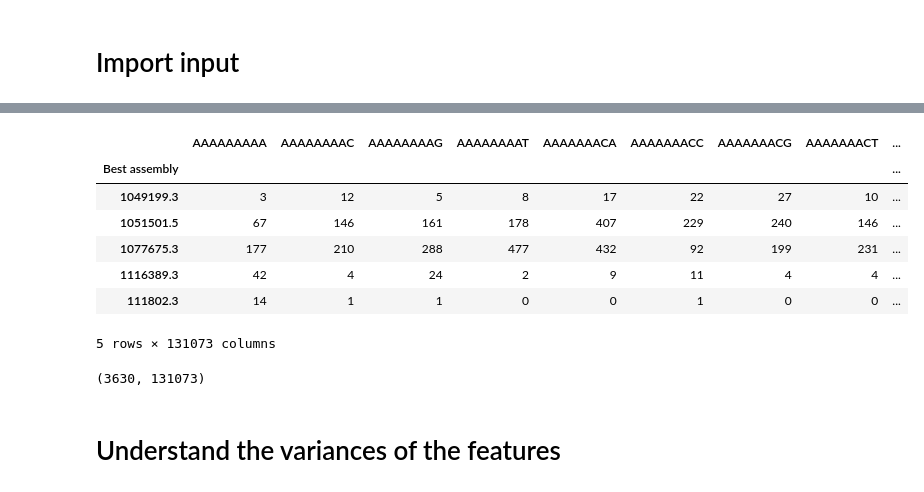
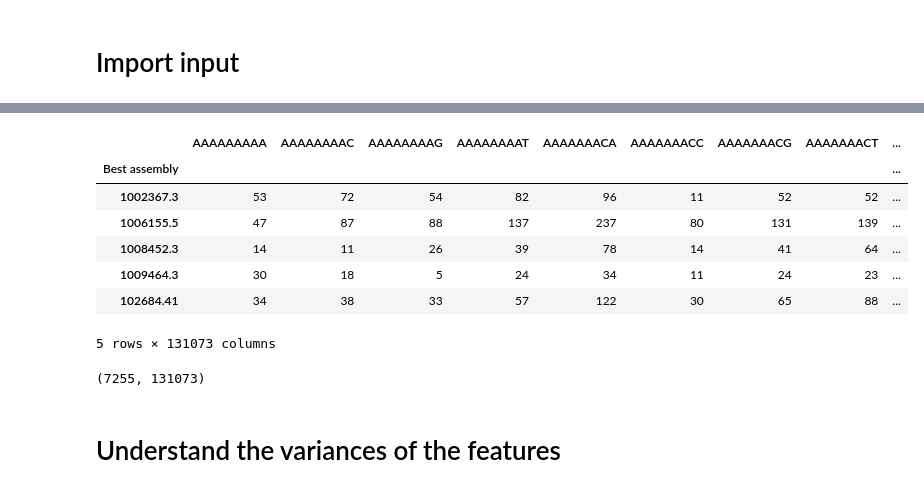
Before and after one commit to ProfHeydeFranca/BacterialData, a Jupyter notebook: run_features/scripts/remove_zero-variance.ipynb, the cells around one changed output, grey strips where cells are left out. Drawn from its saved outputs; the diff is of its cells as text; code cells hidden in the pictures.

```diff
--- a/run_features/scripts/remove_zero-variance.ipynb
+++ b/run_features/scripts/remove_zero-variance.ipynb
@@ -26,23 +26,23 @@ import datetime
 print("Started script! Loading input file...", datetime.datetime.now())
 
 #feature = 'kmer9Classification'
-feature = 'kmer9Regression'
+#feature = 'kmer9Regression'
 #feature = 'gene-familiesClassification'
 #feature = 'gene-familiesRegression'
 #feature = 'gene-families'
-#feature = 'kmer9'
+feature = 'kmer9'
 
 #abiotic_factor = 'salt'
 #abiotic_factor = 'temperature'
-abiotic_factor = 'pH'
-#abiotic_factor = 'oxygen'
+#abiotic_factor = 'pH'
+abiotic_factor = 'oxygen'
 
 #group = 'Salinity group'
 #group = 'Salt all mean'
 #group = 'Temp group'
 #group = 'Temp all mean'
-group = 'pH all mean'
-#group = 'Oxygen tolerance'
+#group = 'pH all mean'
+group = 'Oxygen tolerance'
 
 file1 = '/home/bia/Documents/bacterial_phenotypes/connecting_features_abFactors/df_' + abiotic_factor + '_' + feature + '_selected-filterNA.pickle.zst'
 
@@ -58,12 +58,12 @@ Loaded input pickle zst file... 2024-07-24 16:46:04.726873
 |  | AAAAAAAAA | AAAAAAAAC | AAAAAAAAG | AAAAAAAAT | AAAAAAACA | AAAAAAACC | AAAAAAACG | AAAAAAACT | ... |
 | Best assembly |  |  |  |  |  |  |  |  | ... |
-| 1049199.3 | 3 | 12 | 5 | 8 | 17 | 22 | 27 | 10 | ... |
-| 1051501.5 | 67 | 146 | 161 | 178 | 407 | 229 | 240 | 146 | ... |
-| 1077675.3 | 177 | 210 | 288 | 477 | 432 | 92 | 199 | 231 | ... |
-| 1116389.3 | 42 | 4 | 24 | 2 | 9 | 11 | 4 | 4 | ... |
-| 111802.3 | 14 | 1 | 1 | 0 | 0 | 1 | 0 | 0 | ... |
+| 1002367.3 | 53 | 72 | 54 | 82 | 96 | 11 | 52 | 52 | ... |
+| 1006155.5 | 47 | 87 | 88 | 137 | 237 | 80 | 131 | 139 | ... |
+| 1008452.3 | 14 | 11 | 26 | 39 | 78 | 14 | 41 | 64 | ... |
+| 1009464.3 | 30 | 18 | 5 | 24 | 34 | 11 | 24 | 23 | ... |
+| 102684.41 | 34 | 38 | 33 | 57 | 122 | 30 | 65 | 88 | ... |
 5 rows × 131073 columns
-(3630, 131073)
+(7255, 131073)
 # %% [markdown]
 # Understand the variances of the features
 # %% [markdown]
```
Also changed, not shown: parts of 7 cells of this notebook, 1 other file.
